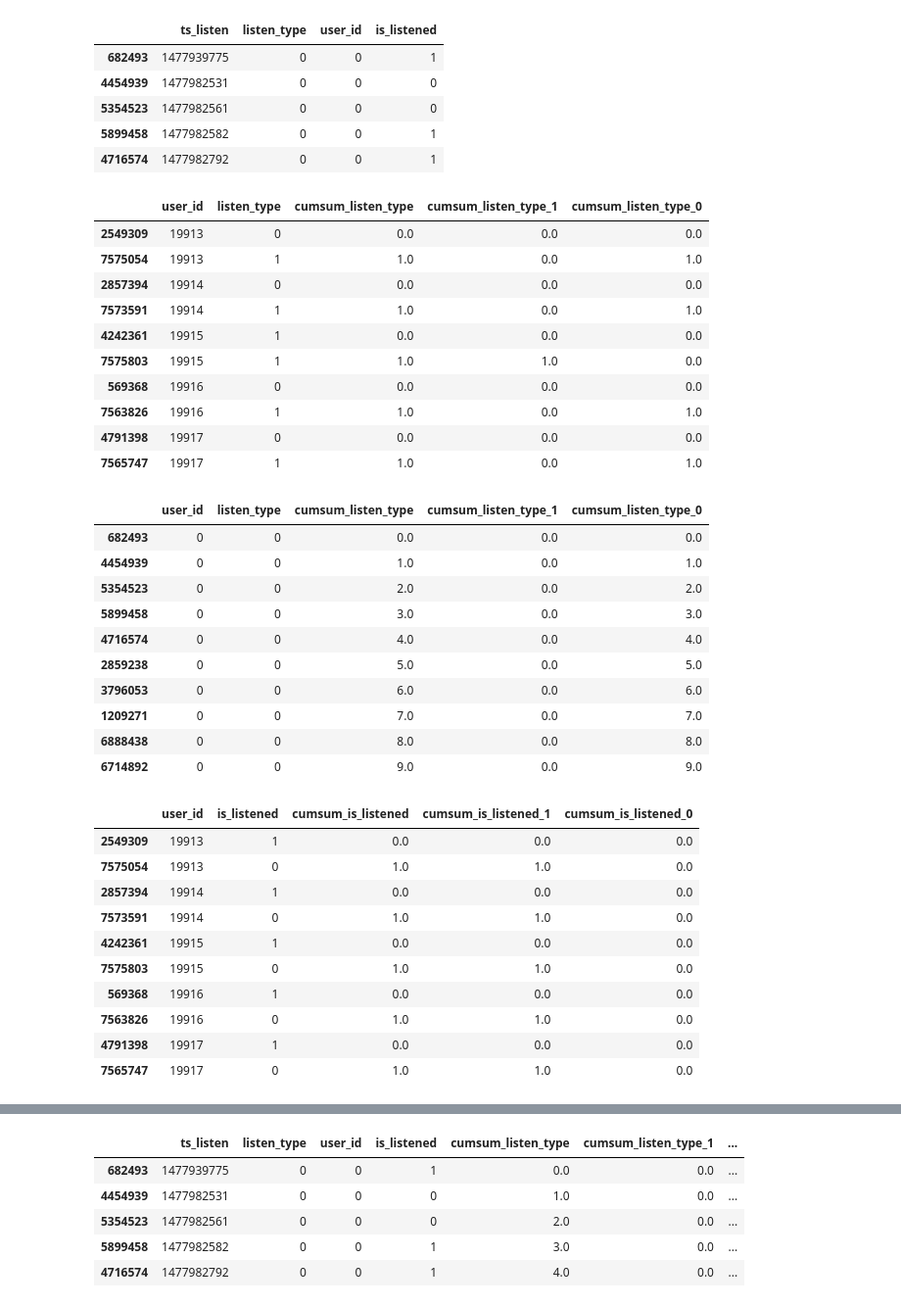
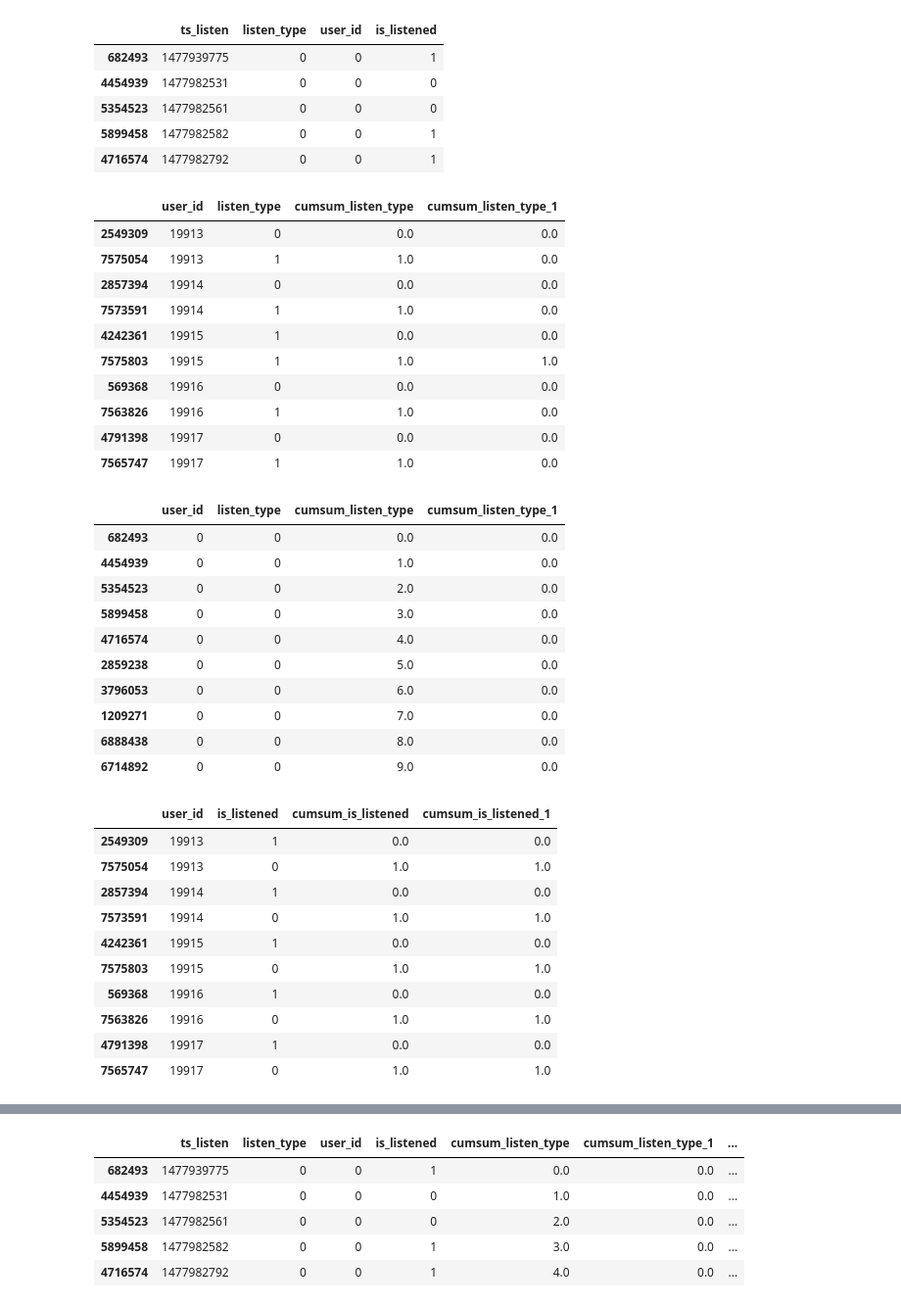
Before and after one commit to tsdaemon/mscs-competition2, a Jupyter notebook: AS_Feature-How-many-Flow-and-Listen-inline.ipynb, the cells around one changed output, grey strips where cells are left out. Shown at 98% size. Cells and saved outputs as stored; diff of their text form; code cells hidden in the pictures.

```diff
--- a/AS_Feature-How-many-Flow-and-Listen-inline.ipynb
+++ b/AS_Feature-How-many-Flow-and-Listen-inline.ipynb
@@ -39,48 +39,44 @@ df.head()
 # %%
 df['cumsum_listen_type'] = (df['listen_type'].groupby((
                 (df[['listen_type','user_id']].shift() != df[['listen_type','user_id']]).any(axis=1)
             ).cumsum()).cumcount() + 1).shift()
 
 df['cumsum_listen_type_1'] = (df['listen_type'] * (df['listen_type'].groupby((
                 (df[['listen_type','user_id']].shift() != df[['listen_type','user_id']]).any(axis=1)
             ).cumsum()).cumcount() + 1)).shift()
 
-df['cumsum_listen_type_0'] = (abs(1-df['listen_type']) * (df['listen_type'].groupby((
-                (df[['listen_type','user_id']].shift() != df[['listen_type','user_id']]).any(axis=1)
-            ).cumsum()).cumcount() + 1)).shift()
-
 fi = df.groupby('user_id', as_index=False).apply(lambda x: x.index[0])
 df.ix[fi, 'cumsum_listen_type_1'] = 0
 df.ix[fi, 'cumsum_listen_type_0'] = 0
 df.ix[fi, 'cumsum_listen_type'] = 0
 
-df[['user_id', 'listen_type', 'cumsum_listen_type', 'cumsum_listen_type_1', 'cumsum_listen_type_0']].tail(10)
+df[['user_id', 'listen_type', 'cumsum_listen_type', 'cumsum_listen_type_1']].tail(10)
 # %% [output]
-|  | user_id | listen_type | cumsum_listen_type | cumsum_listen_type_1 | cumsum_listen_type_0 |
-| 2549309 | 19913 | 0 | 0.0 | 0.0 | 0.0 |
-| 7575054 | 19913 | 1 | 1.0 | 0.0 | 1.0 |
-| 2857394 | 19914 | 0 | 0.0 | 0.0 | 0.0 |
-| 7573591 | 19914 | 1 | 1.0 | 0.0 | 1.0 |
-| 4242361 | 19915 | 1 | 0.0 | 0.0 | 0.0 |
-| 7575803 | 19915 | 1 | 1.0 | 1.0 | 0.0 |
-| 569368 | 19916 | 0 | 0.0 | 0.0 | 0.0 |
-| 7563826 | 19916 | 1 | 1.0 | 0.0 | 1.0 |
-| 4791398 | 19917 | 0 | 0.0 | 0.0 | 0.0 |
-| 7565747 | 19917 | 1 | 1.0 | 0.0 | 1.0 |
+|  | user_id | listen_type | cumsum_listen_type | cumsum_listen_type_1 |
+| 2549309 | 19913 | 0 | 0.0 | 0.0 |
+| 7575054 | 19913 | 1 | 1.0 | 0.0 |
+| 2857394 | 19914 | 0 | 0.0 | 0.0 |
+| 7573591 | 19914 | 1 | 1.0 | 0.0 |
+| 4242361 | 19915 | 1 | 0.0 | 0.0 |
+| 7575803 | 19915 | 1 | 1.0 | 1.0 |
+| 569368 | 19916 | 0 | 0.0 | 0.0 |
+| 7563826 | 19916 | 1 | 1.0 | 0.0 |
+| 4791398 | 19917 | 0 | 0.0 | 0.0 |
+| 7565747 | 19917 | 1 | 1.0 | 0.0 |
 # %%
-df[['user_id', 'listen_type', 'cumsum_listen_type', 'cumsum_listen_type_1', 'cumsum_listen_type_0']].head(10)
+df[['user_id', 'listen_type', 'cumsum_listen_type', 'cumsum_listen_type_1']].head(10)
 # %% [output]
-|  | user_id | listen_type | cumsum_listen_type | cumsum_listen_type_1 | cumsum_listen_type_0 |
-| 682493 | 0 | 0 | 0.0 | 0.0 | 0.0 |
-| 4454939 | 0 | 0 | 1.0 | 0.0 | 1.0 |
-| 5354523 | 0 | 0 | 2.0 | 0.0 | 2.0 |
-| 5899458 | 0 | 0 | 3.0 | 0.0 | 3.0 |
-| 4716574 | 0 | 0 | 4.0 | 0.0 | 4.0 |
-| 2859238 | 0 | 0 | 5.0 | 0.0 | 5.0 |
-| 3796053 | 0 | 0 | 6.0 | 0.0 | 6.0 |
-| 1209271 | 0 | 0 | 7.0 | 0.0 | 7.0 |
-| 6888438 | 0 | 0 | 8.0 | 0.0 | 8.0 |
-| 6714892 | 0 | 0 | 9.0 | 0.0 | 9.0 |
+|  | user_id | listen_type | cumsum_listen_type | cumsum_listen_type_1 |
+| 682493 | 0 | 0 | 0.0 | 0.0 |
+| 4454939 | 0 | 0 | 1.0 | 0.0 |
+| 5354523 | 0 | 0 | 2.0 | 0.0 |
+| 5899458 | 0 | 0 | 3.0 | 0.0 |
+| 4716574 | 0 | 0 | 4.0 | 0.0 |
+| 2859238 | 0 | 0 | 5.0 | 0.0 |
+| 3796053 | 0 | 0 | 6.0 | 0.0 |
+| 1209271 | 0 | 0 | 7.0 | 0.0 |
+| 6888438 | 0 | 0 | 8.0 | 0.0 |
+| 6714892 | 0 | 0 | 9.0 | 0.0 |
 # %%
 df['cumsum_is_listened'] = (df['is_listened'].groupby((
                 (df[['is_listened','user_id']].shift() != df[['is_listened','user_id']]).any(axis=1)
@@ -90,26 +86,22 @@ df['cumsum_is_listened_1'] = (df['is_listened'] * (df['is_listened'].groupby((
                 (df[['is_listened','user_id']].shift() != df[['is_listened','user_id']]).any(axis=1)
             ).cumsum()).cumcount() + 1)).shift()
 
-df['cumsum_is_listened_0'] = (abs(1-df['is_listened']) * (df['is_listened'].groupby((
-                (df[['is_listened','user_id']].shift() != df[['is_listened','user_id']]).any(axis=1)
-            ).cumsum()).cumcount() + 1)).shift()
 
 fi = df.groupby('user_id', as_index=False).apply(lambda x: x.index[0])
 df.ix[fi, 'cumsum_is_listened_1'] = 0
-df.ix[fi, 'cumsum_is_listened_0'] = 0
 df.ix[fi, 'cumsum_is_listened'] = 0
 
-df[['user_id', 'is_listened', 'cumsum_is_listened', 'cumsum_is_listened_1', 'cumsum_is_listened_0']].tail(10)
+df[['user_id', 'is_listened', 'cumsum_is_listened', 'cumsum_is_listened_1']].tail(10)
 # %% [output]
-|  | user_id | is_listened | cumsum_is_listened | cumsum_is_listened_1 | cumsum_is_listened_0 |
-| 2549309 | 19913 | 1 | 0.0 | 0.0 | 0.0 |
-| 7575054 | 19913 | 0 | 1.0 | 1.0 | 0.0 |
-| 2857394 | 19914 | 1 | 0.0 | 0.0 | 0.0 |
-| 7573591 | 19914 | 0 | 1.0 | 1.0 | 0.0 |
-| 4242361 | 19915 | 1 | 0.0 | 0.0 | 0.0 |
-| 7575803 | 19915 | 0 | 1.0 | 1.0 | 0.0 |
-| 569368 | 19916 | 1 | 0.0 | 0.0 | 0.0 |
-| 7563826 | 19916 | 0 | 1.0 | 1.0 | 0.0 |
-| 4791398 | 19917 | 1 | 0.0 | 0.0 | 0.0 |
-| 7565747 | 19917 | 0 | 1.0 | 1.0 | 0.0 |
+|  | user_id | is_listened | cumsum_is_listened | cumsum_is_listened_1 |
+| 2549309 | 19913 | 1 | 0.0 | 0.0 |
+| 7575054 | 19913 | 0 | 1.0 | 1.0 |
+| 2857394 | 19914 | 1 | 0.0 | 0.0 |
+| 7573591 | 19914 | 0 | 1.0 | 1.0 |
+| 4242361 | 19915 | 1 | 0.0 | 0.0 |
+| 7575803 | 19915 | 0 | 1.0 | 1.0 |
+| 569368 | 19916 | 1 | 0.0 | 0.0 |
+| 7563826 | 19916 | 0 | 1.0 | 1.0 |
+| 4791398 | 19917 | 1 | 0.0 | 0.0 |
+| 7565747 | 19917 | 0 | 1.0 | 1.0 |
 # %%
```
Also changed, not shown: parts of 6 cells of this notebook, 9 other files.
